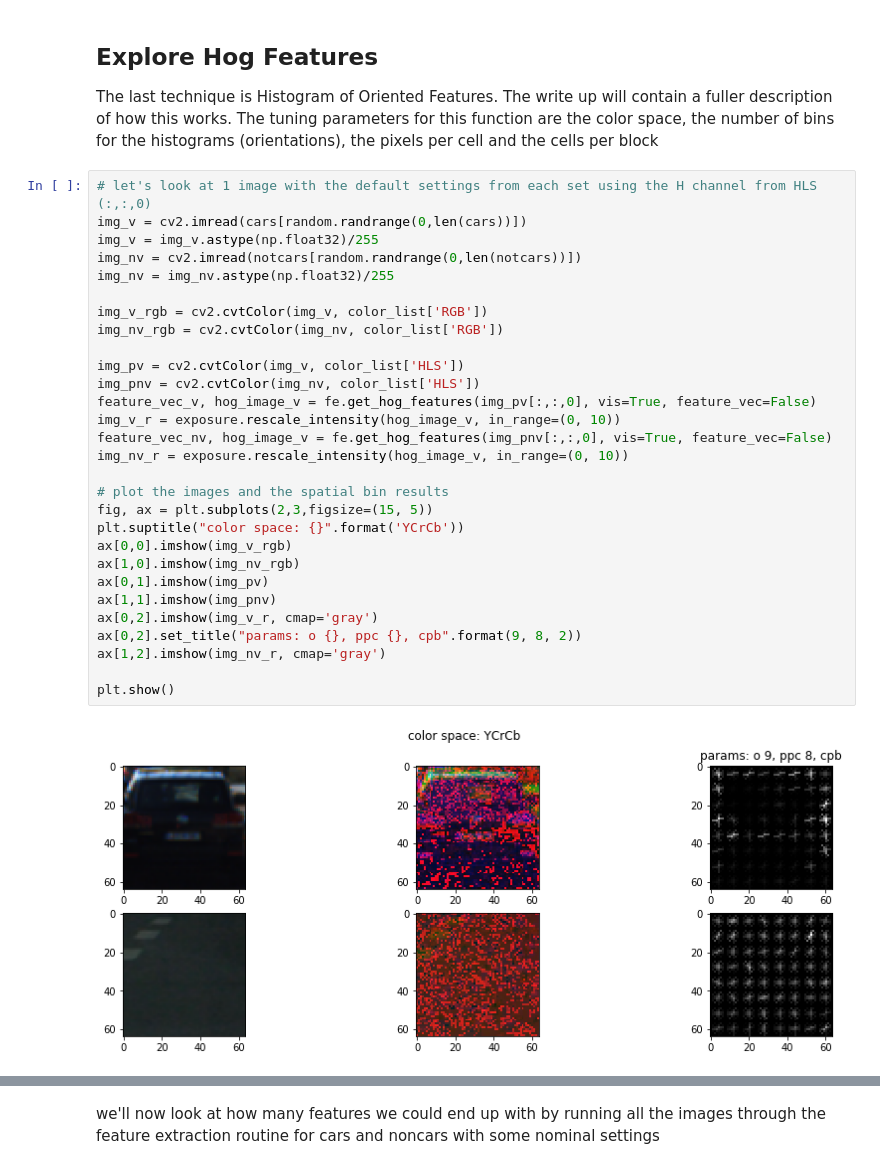
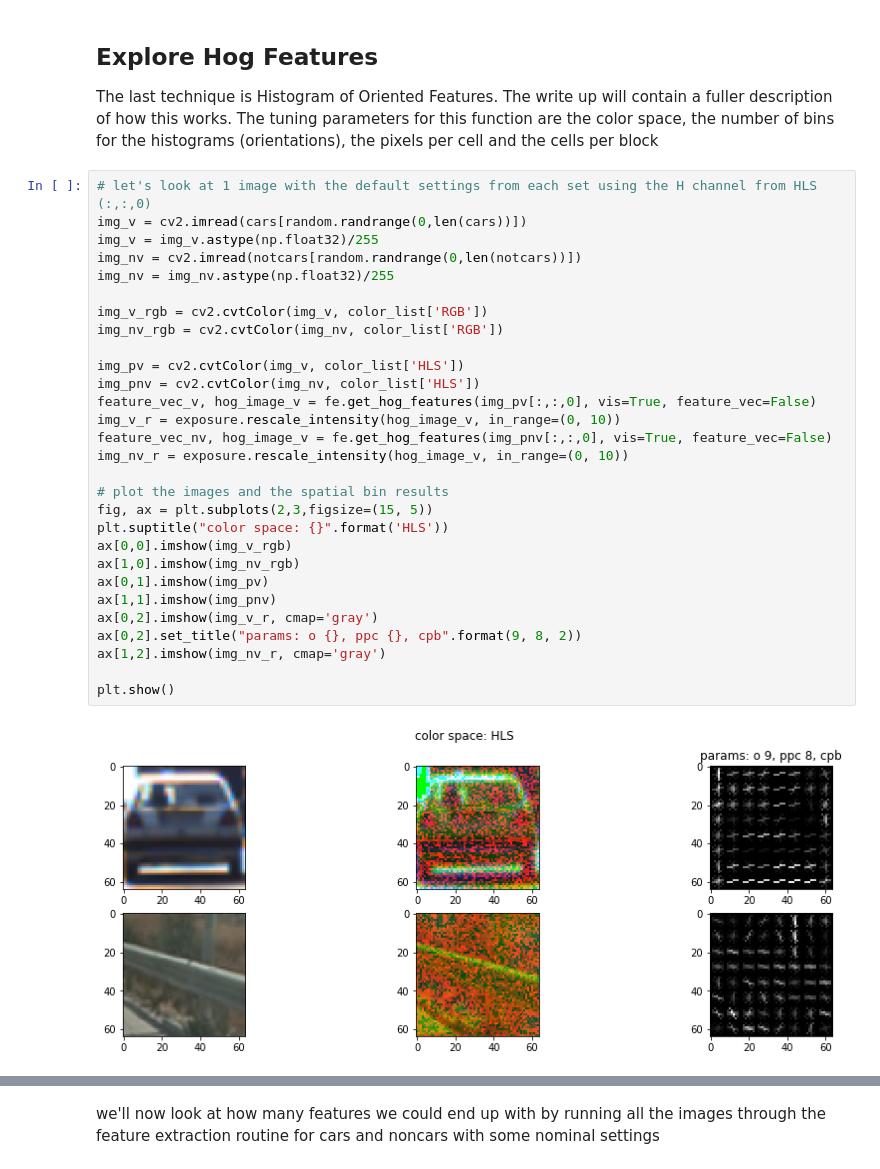
Before and after one commit to escolmebartlebooth/usdc-t1-p5-vehicle-detection, a Jupyter notebook: feature_extraction.ipynb, the cells around one changed output, grey strips where cells are left out. Saved outputs shown, nothing was run; the diff lists cells and outputs as text.

```diff
--- a/feature_extraction.ipynb
+++ b/feature_extraction.ipynb
@@ -182,34 +182,34 @@ The last technique is Histogram of Oriented Features. The write up will contain
 # %%
 # let's look at 1 image with the default settings from each set using the H channel from HLS (:,:,0)
 img_v = cv2.imread(cars[random.randrange(0,len(cars))])
 img_v = img_v.astype(np.float32)/255
 img_nv = cv2.imread(notcars[random.randrange(0,len(notcars))])
 img_nv = img_nv.astype(np.float32)/255
 
 img_v_rgb = cv2.cvtColor(img_v, color_list['RGB'])
 img_nv_rgb = cv2.cvtColor(img_nv, color_list['RGB'])
 
 img_pv = cv2.cvtColor(img_v, color_list['HLS'])
 img_pnv = cv2.cvtColor(img_nv, color_list['HLS'])
 feature_vec_v, hog_image_v = fe.get_hog_features(img_pv[:,:,0], vis=True, feature_vec=False)
 img_v_r = exposure.rescale_intensity(hog_image_v, in_range=(0, 10))
 feature_vec_nv, hog_image_v = fe.get_hog_features(img_pnv[:,:,0], vis=True, feature_vec=False)
 img_nv_r = exposure.rescale_intensity(hog_image_v, in_range=(0, 10))
 
 # plot the images and the spatial bin results
 fig, ax = plt.subplots(2,3,figsize=(15, 5))
-plt.suptitle("color space: {}".format('YCrCb'))
+plt.suptitle("color space: {}".format('HLS'))
 ax[0,0].imshow(img_v_rgb)
 ax[1,0].imshow(img_nv_rgb)
 ax[0,1].imshow(img_pv)
 ax[1,1].imshow(img_pnv)
 ax[0,2].imshow(img_v_r, cmap='gray')
 ax[0,2].set_title("params: o {}, ppc {}, cpb".format(9, 8, 2))
 ax[1,2].imshow(img_nv_r, cmap='gray')
 
 plt.show()
 # %% [output]
-[figure, old version]
+[figure, new version]
 # %%
 # select random vehicle and non-vehicle images and rescale to 0..1, will open as BGR
 img_v = cv2.imread(cars[random.randrange(0,len(cars))])
```
Also changed, not shown: parts of 7 cells of this notebook, 6 other files.
